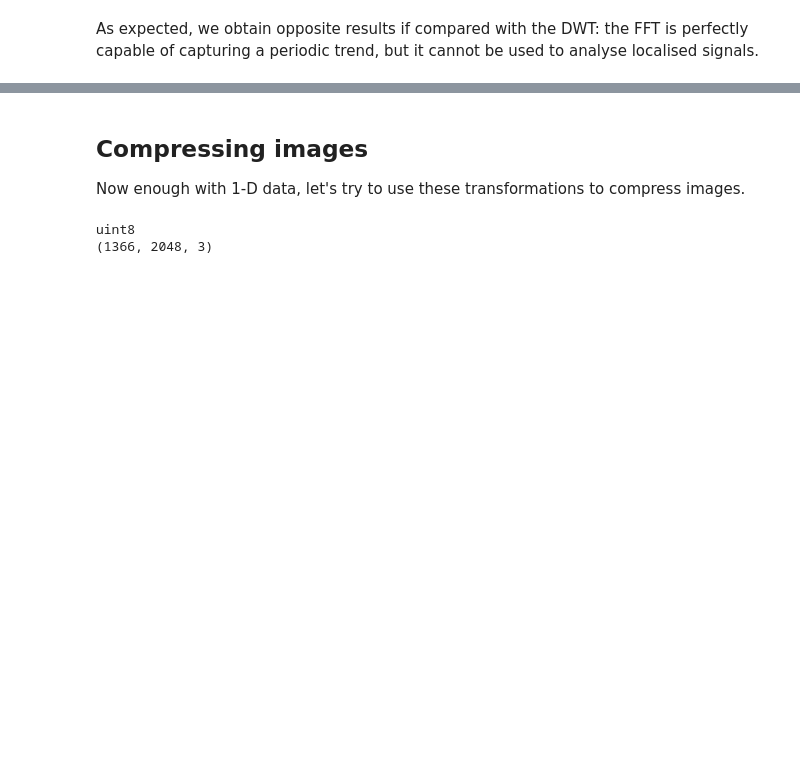
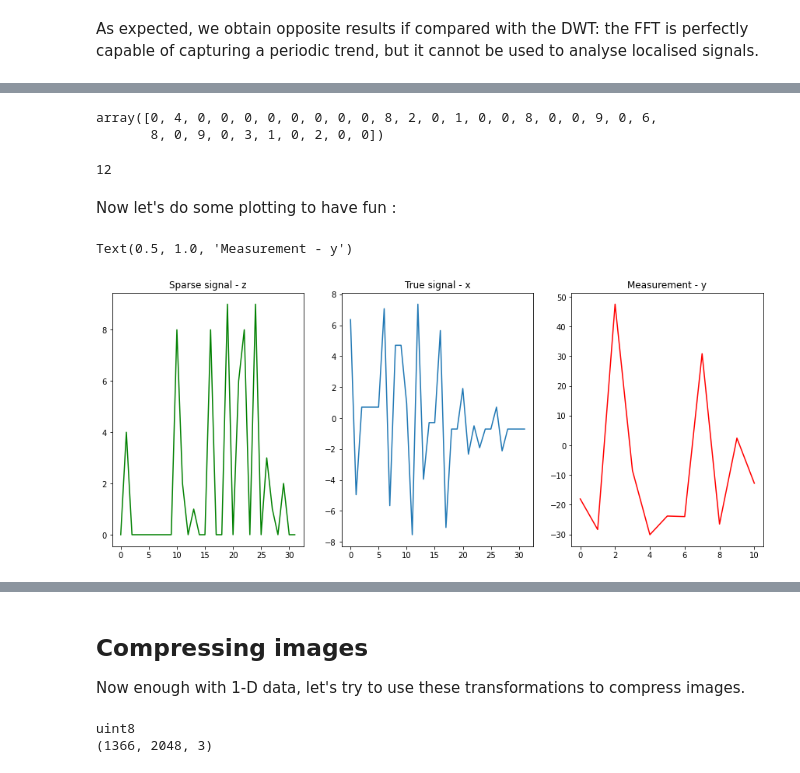
Before and after one commit to GiuliaLanzillotta/My-ML-exercises, a Jupyter notebook: Signal_processing.ipynb, the cells around one changed output, grey strips where cells are left out. Cells and saved outputs as stored; diff of their text form; code cells hidden in the pictures; blank space fills up the shorter version.

```diff
--- a/Signal_processing.ipynb
+++ b/Signal_processing.ipynb
@@ -242,0 +260,36 @@ As expected, we obtain opposite results if compared with the DWT: the FFT is per
+# %%
+# generating randomly a sparse signal
+D = 32 # original dimension
+z = np.random.randint(0,10,size=D) * np.random.randint(0,2,size=D)
+z
+# %% [output]
+array([0, 4, 0, 0, 0, 0, 0, 0, 0, 0, 8, 2, 0, 1, 0, 0, 8, 0, 0, 9, 0, 6,
+       8, 0, 9, 0, 3, 1, 0, 2, 0, 0])
+# %%
+K = np.sum([z!=0]) # sparsity factor
+U = U = np.transpose(haarMatrix(D)/np.sqrt(D)) # dictionary
+K
+# %% [output]
+12
+# %%
+# obtaining x from z
+x = np.dot(U, z)
+# obtaining y from x
+# we need to get M << D random directions, which we encode in
+# the measurement matrix W
+M = int(K*np.math.log(D/K)) # using the theorem with c = 1
+W = np.random.normal(size=(M,D)) # random directions
+y = np.dot(W,x)
+# %% [markdown]
+Now let's do some plotting to have fun :
+# %%
+f, (ax1, ax2, ax3) = plt.subplots(1, 3, figsize=(15,6))
+ax1.plot(z, "g")
+ax1.set_title('Sparse signal - z')
+ax2.plot(x)
+ax2.set_title('True signal - x')
+ax3.plot(y, "r")
+ax3.set_title('Measurement - y')
+# %% [output]
+Text(0.5, 1.0, 'Measurement - y')
+[figure, added]
```
Also changed, not shown: parts of 18 cells of this notebook.
